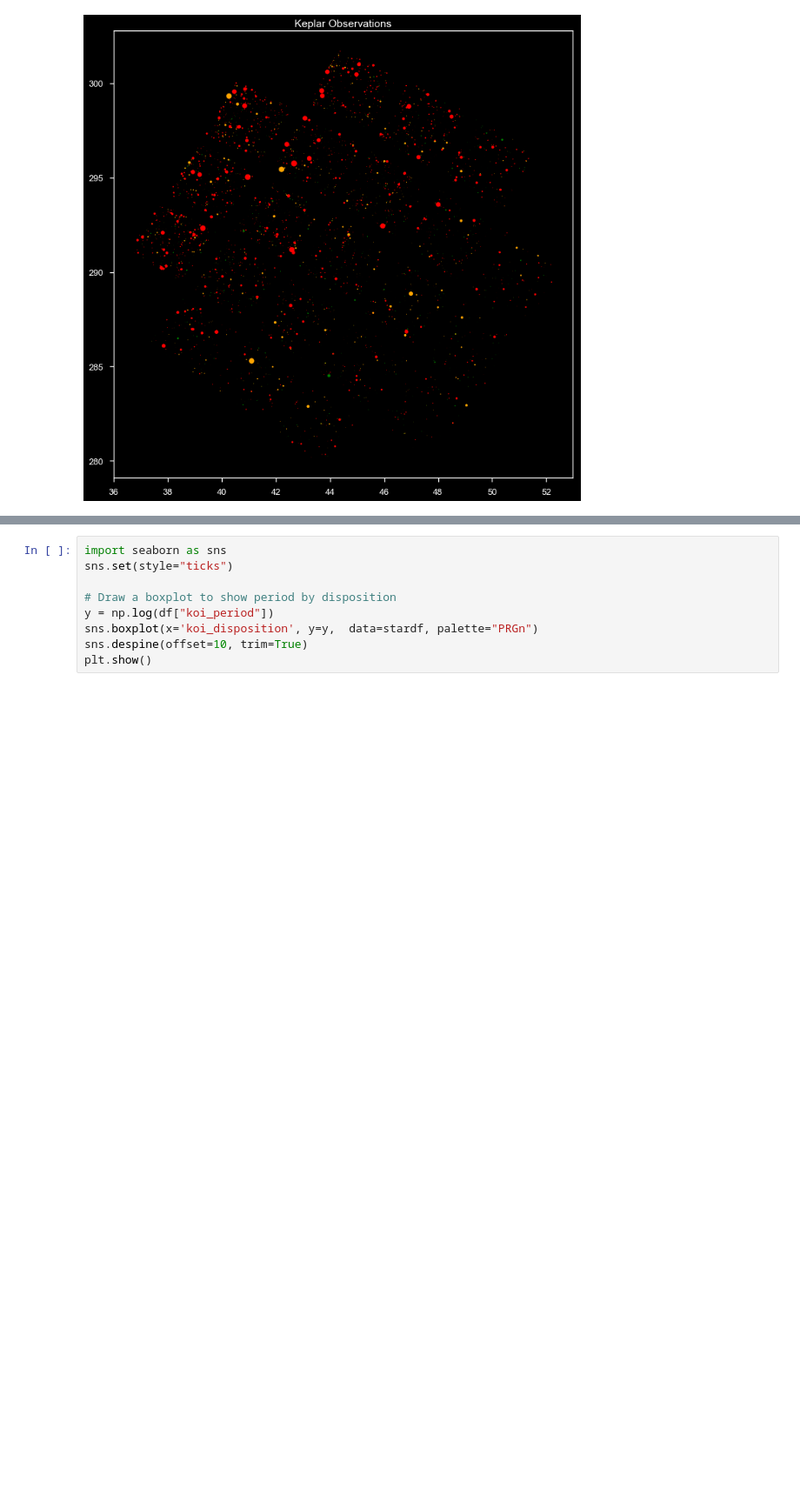
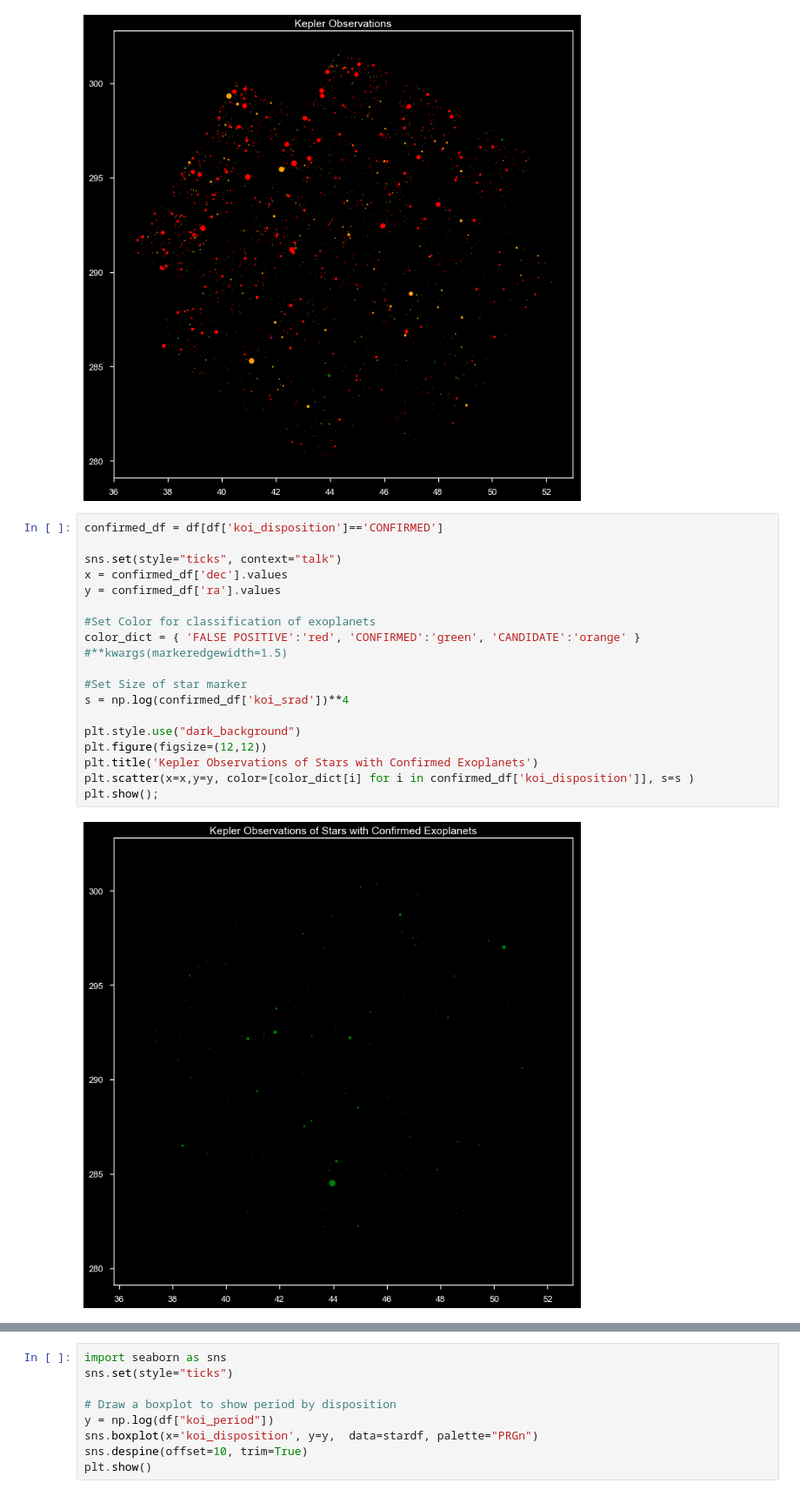
Before and after one commit to DimitriKourouniotis/Capstone2Exoplanets, a Jupyter notebook: EDA Kepler capstone Candidates and Confirms.ipynb, the cells around one changed output, grey strips where cells are left out. Shown: that part at 87% size. Saved outputs shown, nothing was run; the diff lists cells and outputs as text; blank space fills up the shorter version.

```diff
--- a/EDA Kepler capstone Candidates and Confirms.ipynb
+++ b/EDA Kepler capstone Candidates and Confirms.ipynb
@@ -123,4 +122,25 @@ plt.scatter(x=x,y=y, color=[color_dict[i] for i in df['koi_disposition']], s=s )
 plt.show();
 # %% [output]
 [figure]
+# %%
+confirmed_df = df[df['koi_disposition']=='CONFIRMED']
+
+sns.set(style="ticks", context="talk")
+x = confirmed_df['dec'].values
+y = confirmed_df['ra'].values
+
+#Set Color for classification of exoplanets
+color_dict = { 'FALSE POSITIVE':'red', 'CONFIRMED':'green', 'CANDIDATE':'orange' }
+#**kwargs(markeredgewidth=1.5)
+
+#Set Size of star marker
+s = np.log(confirmed_df['koi_srad'])**4
+
+plt.style.use("dark_background")
+plt.figure(figsize=(12,12))
+plt.title('Kepler Observations of Stars with Confirmed Exoplanets')
+plt.scatter(x=x,y=y, color=[color_dict[i] for i in confirmed_df['koi_disposition']], s=s )
+plt.show();
+# %% [output]
+[figure, added]
 # %%
```
Also changed, not shown: parts of 18 cells of this notebook, 1 other file.
